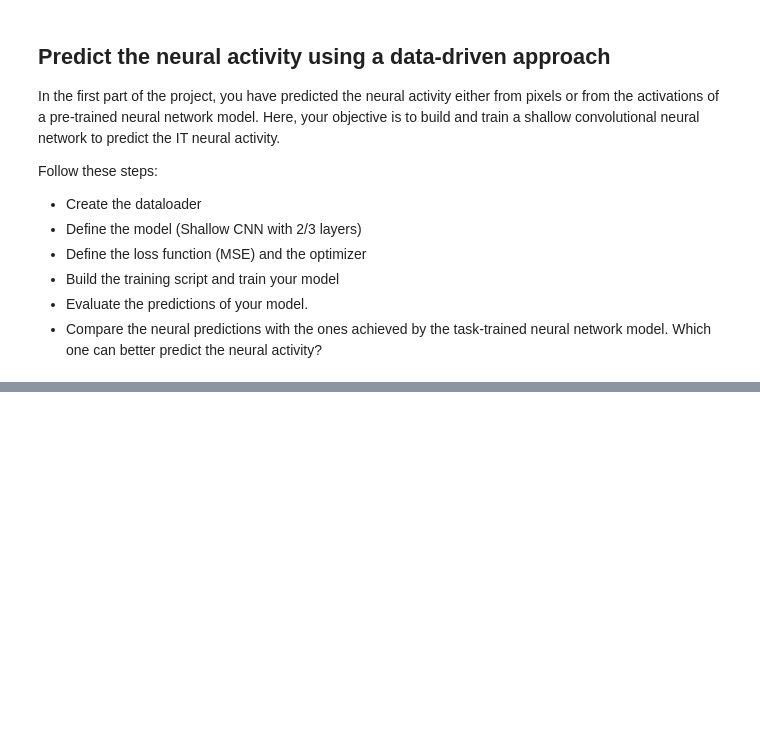
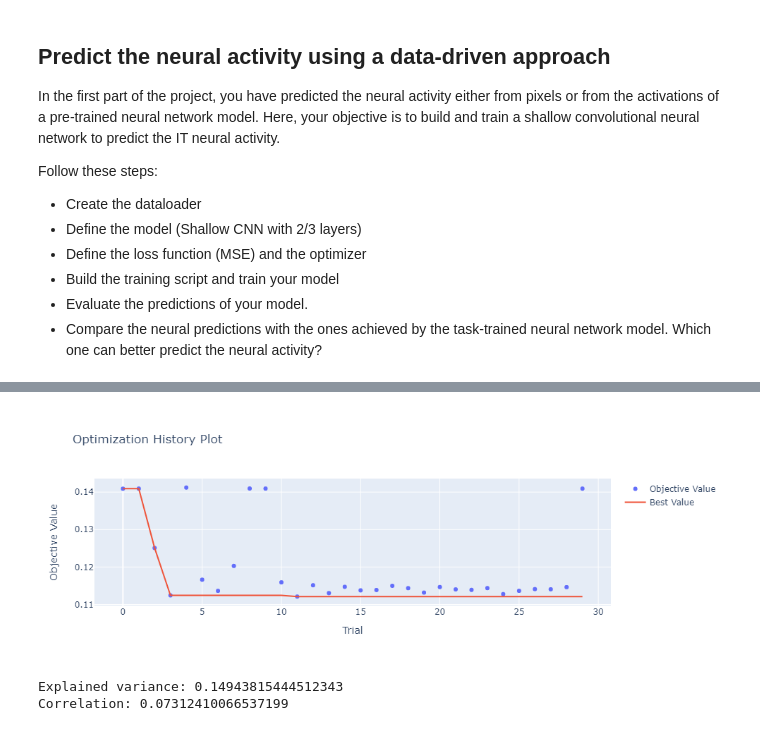
Before and after one commit to ernestoBocini/Brain-Like-Computation-Project, a Jupyter notebook: week6.ipynb, the cells around one changed output, grey strips where cells are left out. Saved outputs shown, nothing was run; the diff lists cells and outputs as text; code cells hidden in the pictures; blank space fills up the shorter version.

Commit message:
optuna

```diff
--- a/week6.ipynb
+++ b/week6.ipynb
@@ -204,0 +250,11 @@ Correlation: 0.031533797579918095
+# %%
+SEED = 42
+np.random.seed(SEED)
+study = optuna.create_study(
+    direction = "minimize",
+    sampler = optuna.samplers.TPESampler(seed=SEED),
+    pruner = optuna.pruners.MedianPruner(n_warmup_steps=10),
+)
+
+study.optimize(objective, n_trials=30)
+print('the best params:' , study.best_params)
@@ -204,0 +281,4 @@ Correlation: 0.031533797579918095
+# %%
+fig = optuna.visualization.plot_optimization_history(study)
+fig.show()
+# %% [output]
@@ -204,0 +286 @@ Correlation: 0.031533797579918095
+[figure, added]
@@ -204,0 +300,7 @@ Correlation: 0.031533797579918095
+# %%
+ev, correlation = compute_ev_and_correlation(model_opt, val_dataloader)
+print(f"Explained variance: {ev}")
+print(f"Correlation: {correlation}")
+# %% [output]
+Explained variance: 0.14943815444512343
+Correlation: 0.07312410066537199
```
Also changed, not shown: parts of 9 cells of this notebook.
